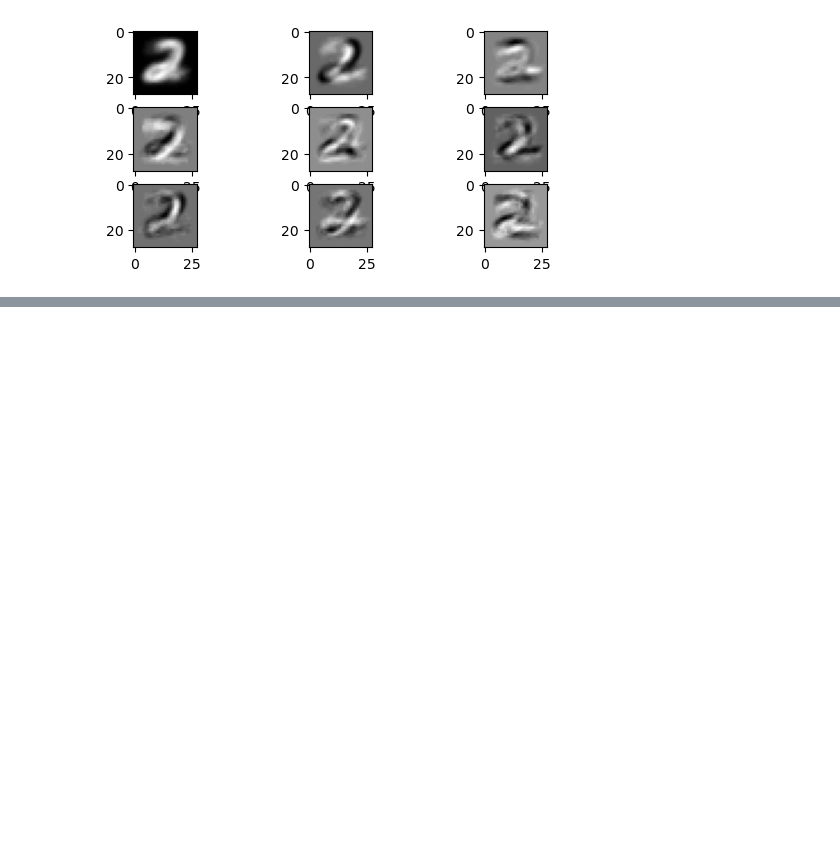
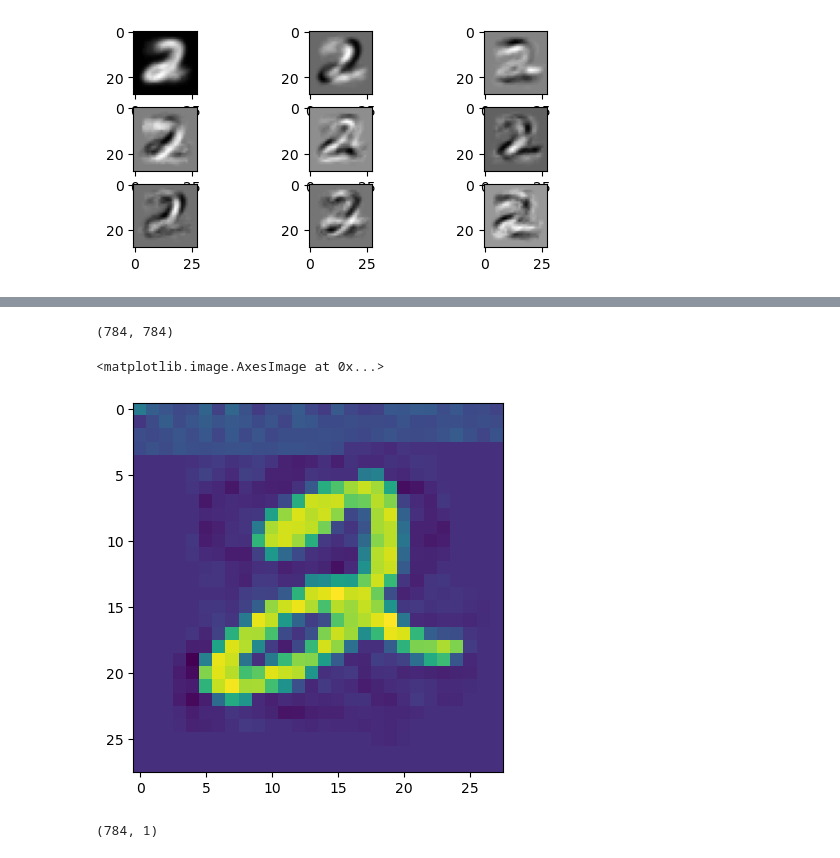
Before and after one commit to Ruhil-DS/Machine-Learning, a Jupyter notebook: MLT_PCA.ipynb, the cells around one changed output, grey strips where cells are left out. Saved outputs shown, nothing was run; the diff lists cells and outputs as text; code cells hidden in the pictures; blank space fills up the shorter version.

```diff
--- a/MLT_PCA.ipynb
+++ b/MLT_PCA.ipynb
@@ -213,0 +231,18 @@ for i in range(1,10):
+# %%
+#SVD of the matrix X_new
+
+u, s, v_T = np.linalg.svd(X_new)
+# %%
+# Getting V out of V-transpose
+v = v_T.T
+# %%
+# Our V matrix consists of the PCs
+
+v.shape
+# %% [output]
+(784, 784)
+# %%
+plt.imshow(v[0].reshape(-1,28))
+# %% [output]
+<matplotlib.image.AxesImage at 0x...>
+[figure, added]
@@ -213,0 +253,4 @@ for i in range(1,10):
+# %%
+x_1_svd.shape
+# %% [output]
+(784, 1)
```
Also changed, not shown: parts of 8 cells of this notebook.
